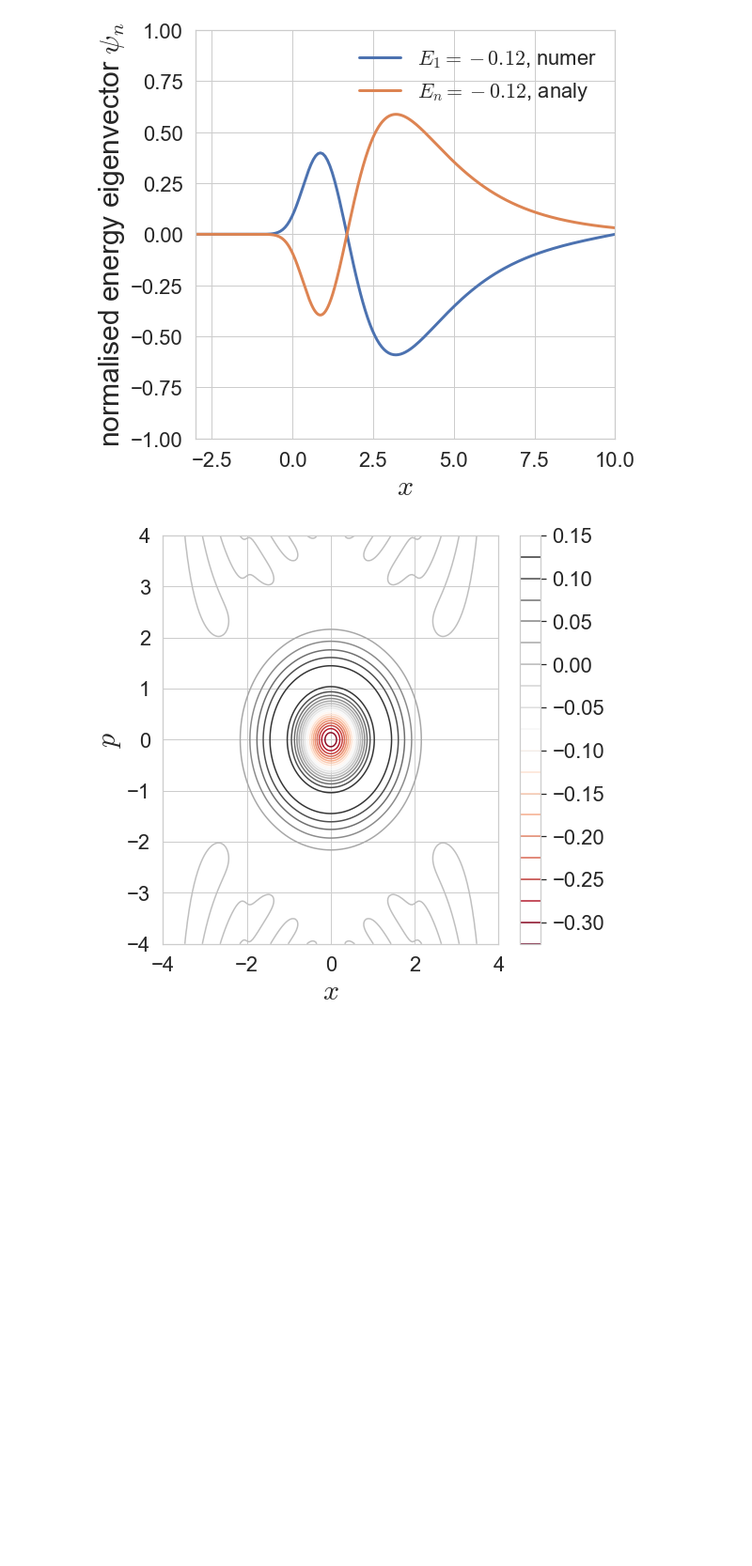
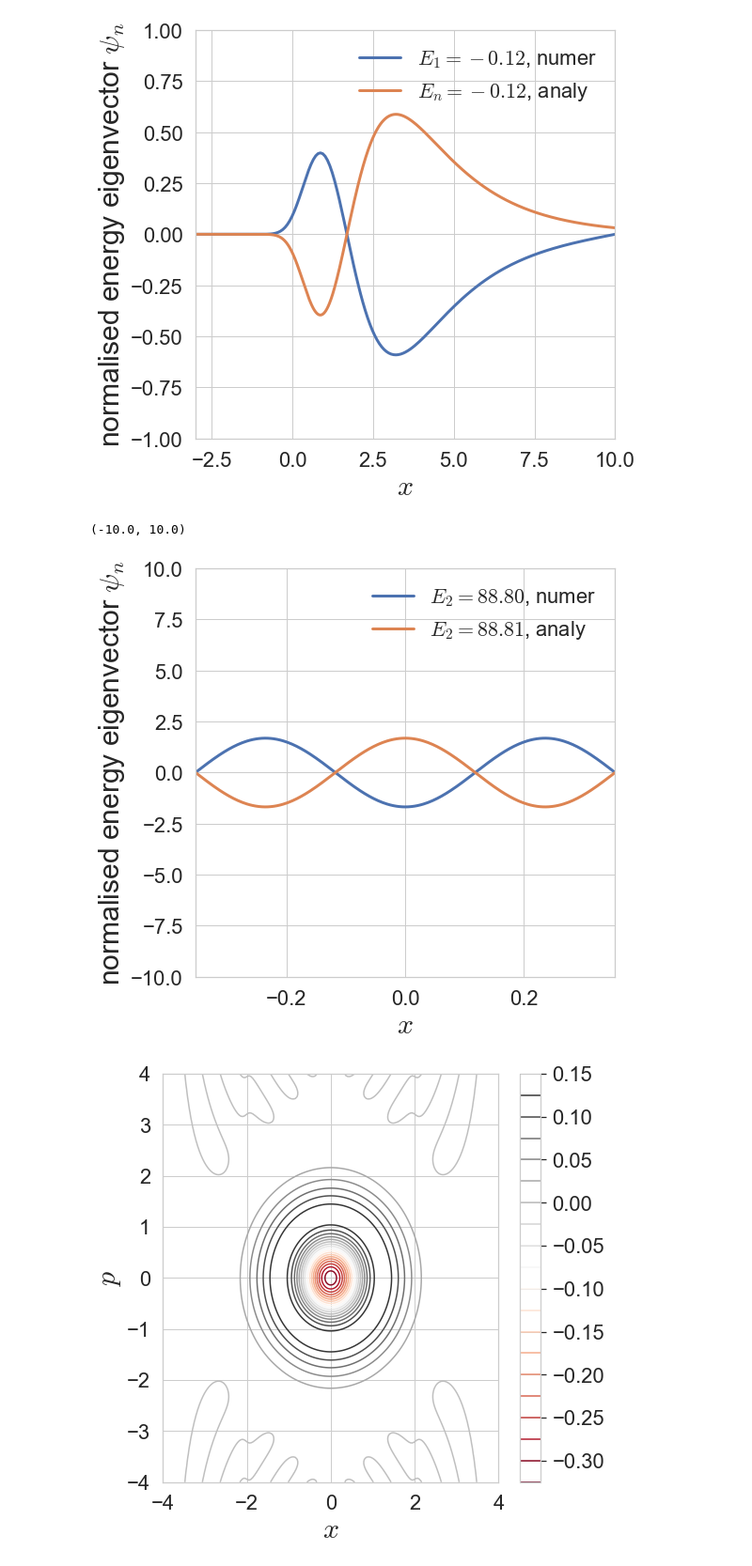
Before and after one commit to WyLyu/Quantum, a Jupyter notebook: quantum_harmonic.ipynb, the cells around one changed output. Shown at 94% size. Drawn from its saved outputs; the diff is of its cells as text; code cells hidden in the pictures; blank space fills up the shorter version.

```diff
--- a/quantum_harmonic.ipynb
+++ b/quantum_harmonic.ipynb
@@ -205,6 +205,41 @@ ax.set_ylim(-1, 1)
 # %% [output]
 (-1.0, 1.0)
 [figure]
+# %%
+#%% Comparison of the analytical solution of the inverted harmonic oscilattor with its numerical solution using the FD method.
+L = np.sqrt(2)/4
+omega = 1.0
+h = 1
+N = 279
+N_a = 22
+H=quantum_1DOF.Qdist_H_jk_FD(-L, L, N, h, omega, 'invertharmonic')
+# %%
+#%%
+evalue,evec=np.linalg.eig(H)
+idx = evalue.argsort()[::-1]
+evalue = evalue[idx]
+evec = evec[:,idx]
+x_range = np.linspace(-L,L,N)
+evec_wbound = np.zeros((N, N-2))
+evec_wbound[1:N-1, :] = evec
+
+n = 2
+sns.set(font_scale = 2)
+sns.set_style("whitegrid")
+ax = plt.gca()
+plot = ax.plot((-L+np.arange(N)*(2*L)/(N-1)),evec_wbound[:,-n-1]*np.sqrt((N-1)/(2*L)), '-',lw=lw,label=r'$E_%s = %.2f$, numer' %(n, evalue[-n-1]))
+
+E_n, psi_n = quantum_1DOF.invert_harmonic_1dof_analytical(x_range, omega, n, h, N_a, L)
+plotan = ax.plot(x_range,psi_n*np.sqrt((N-1)/(2*L)), '-',lw=lw,label=r'$E_%s = %.2f$, analy' %(n, E_n))
+
+legend = ax.legend(loc='best')
+ax.set_xlabel(r'$x$', fontsize=axis_fs)
+ax.set_ylabel(r'normalised energy eigenvector $\psi_{n}$', fontsize=axis_fs)
+ax.set_xlim(-L, L)
+ax.set_ylim(-10, 10)
+# %% [output]
+(-10.0, 10.0)
+[figure, added]
 # %%
 #%% numerical solution of the Wigner function for 1 DOF harmonic oscillator, eigenfunction computed using the FGH method
 omega=1.0
```
Also changed, not shown: 2 other files.
